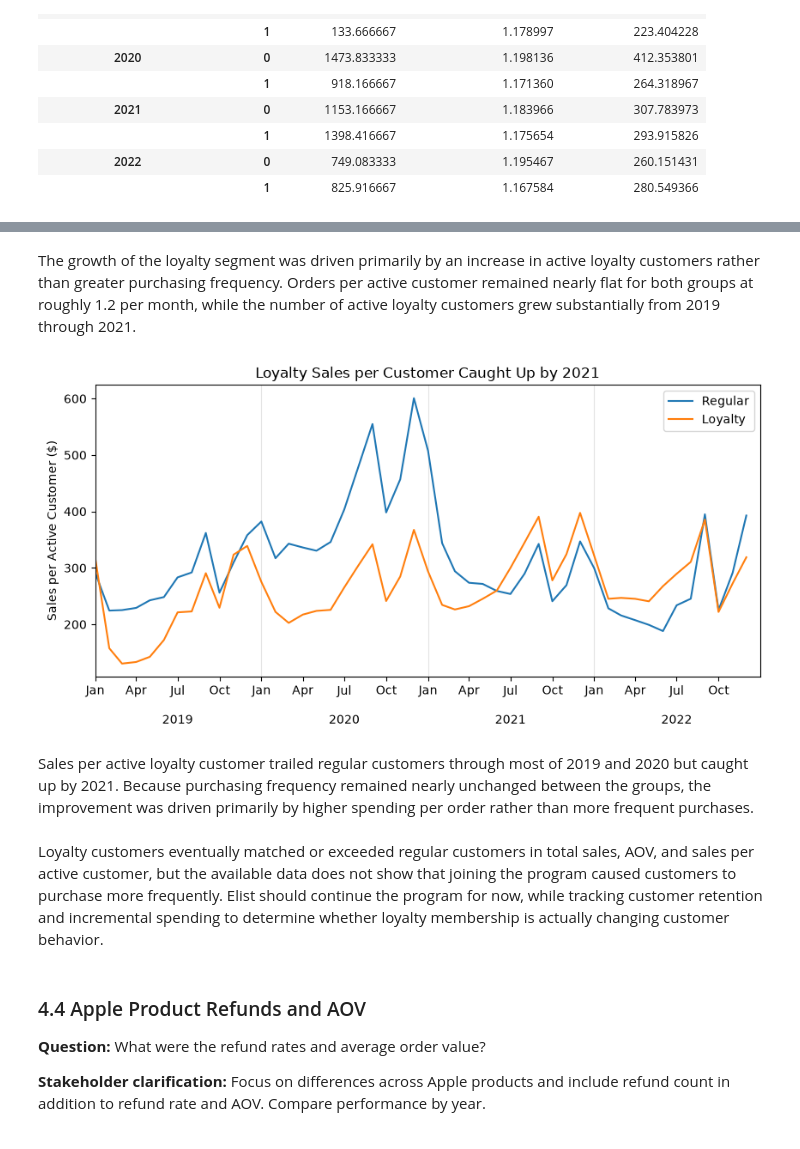
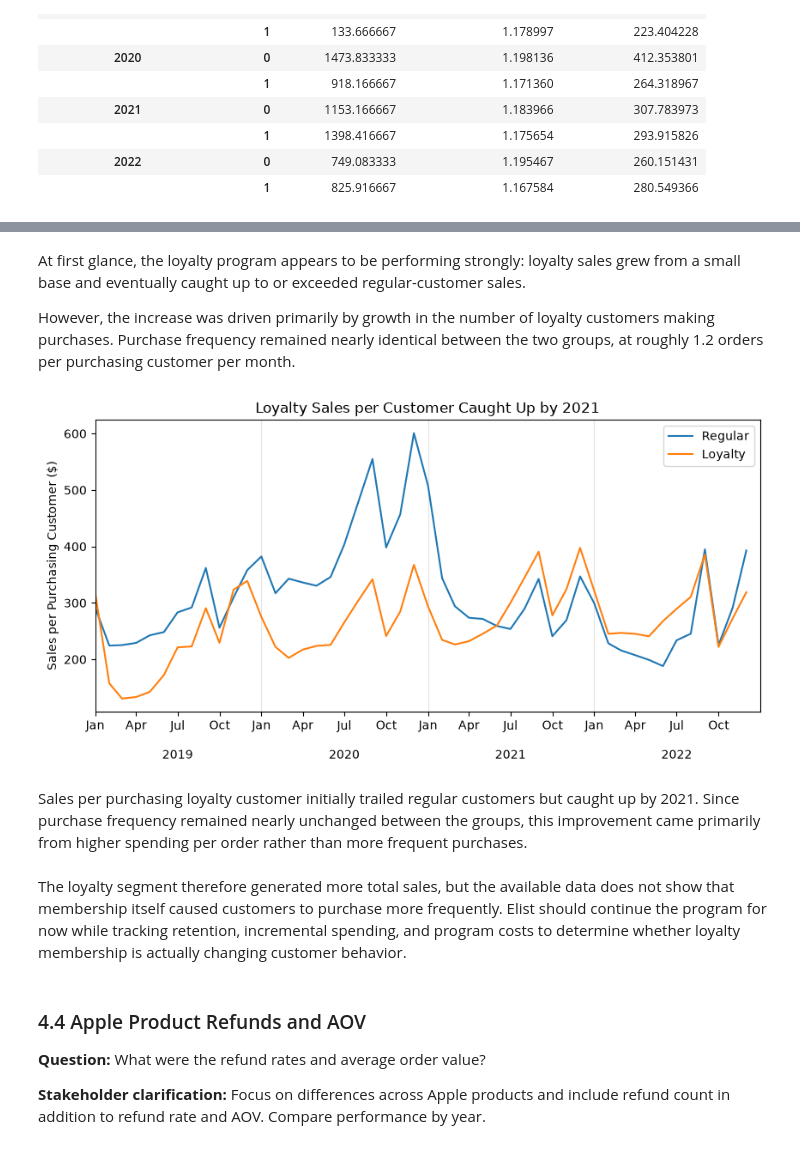
Before and after one commit to matthitch/elist_analysis, a Jupyter notebook: elist_analysis.ipynb, the cells around one changed output, grey strips where cells are left out. Saved outputs shown, nothing was run; the diff lists cells and outputs as text; code cells hidden in the pictures.

```diff
--- a/elist_analysis.ipynb
+++ b/elist_analysis.ipynb
@@ -1561,35 +1694,37 @@ plt.show()
 # %% [markdown]
-The growth of the loyalty segment was driven primarily by an increase in active loyalty customers rather than greater purchasing frequency. Orders per active customer remained nearly flat for both groups at roughly 1.2 per month, while the number of active loyalty customers grew substantially from 2019 through 2021.
+At first glance, the loyalty program appears to be performing strongly: loyalty sales grew from a small base and eventually caught up to or exceeded regular-customer sales.
+
+However, the increase was driven primarily by growth in the number of loyalty customers making purchases. Purchase frequency remained nearly identical between the two groups, at roughly 1.2 orders per purchasing customer per month.
 # %%
 # Monthly sales per active customer by loyalty status
 plt.figure(figsize=(10, 5))
 
 ax = plt.gca()
 format_monthly_axis(ax)
 
 plt.plot(
     regular_customers["PURCHASE_DATE"],
     regular_customers["SALES_PER_CUSTOMER"],
     label="Regular"
 )
 
 plt.plot(
     loyalty_customers["PURCHASE_DATE"],
     loyalty_customers["SALES_PER_CUSTOMER"],
     label="Loyalty"
 )
 
-plt.ylabel("Sales per Active Customer ($)")
+plt.ylabel("Sales per Purchasing Customer ($)")
 plt.title("Loyalty Sales per Customer Caught Up by 2021")
 plt.legend()
 
 plt.show()
 # %% [output]
-[figure, old version]
+[figure, new version]
 # %% [markdown]
-Sales per active loyalty customer trailed regular customers through most of 2019 and 2020 but caught up by 2021. Because purchasing frequency remained nearly unchanged between the groups, the improvement was driven primarily by higher spending per order rather than more frequent purchases.
+Sales per purchasing loyalty customer initially trailed regular customers but caught up by 2021. Since purchase frequency remained nearly unchanged between the groups, this improvement came primarily from higher spending per order rather than more frequent purchases.
 # %% [markdown]
-Loyalty customers eventually matched or exceeded regular customers in total sales, AOV, and sales per active customer, but the available data does not show that joining the program caused customers to purchase more frequently. Elist should continue the program for now, while tracking customer retention and incremental spending to determine whether loyalty membership is actually changing customer behavior.
+The loyalty segment therefore generated more total sales, but the available data does not show that membership itself caused customers to purchase more frequently. Elist should continue the program for now while tracking retention, incremental spending, and program costs to determine whether loyalty membership is actually changing customer behavior.
 # %% [markdown]
 ### 4.4 Apple Product Refunds and AOV
 
```
Also changed, not shown: parts of 15 cells of this notebook, 1 other file.
